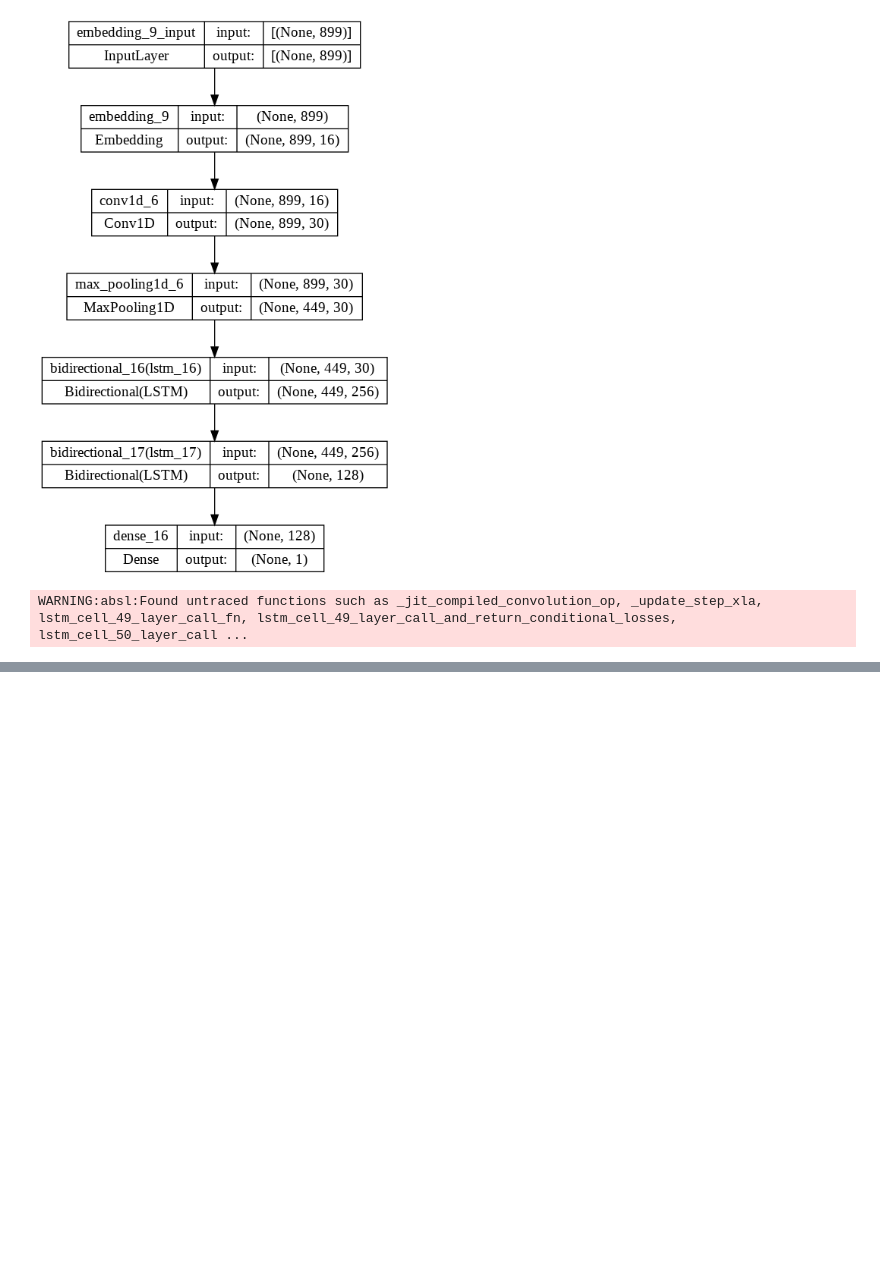
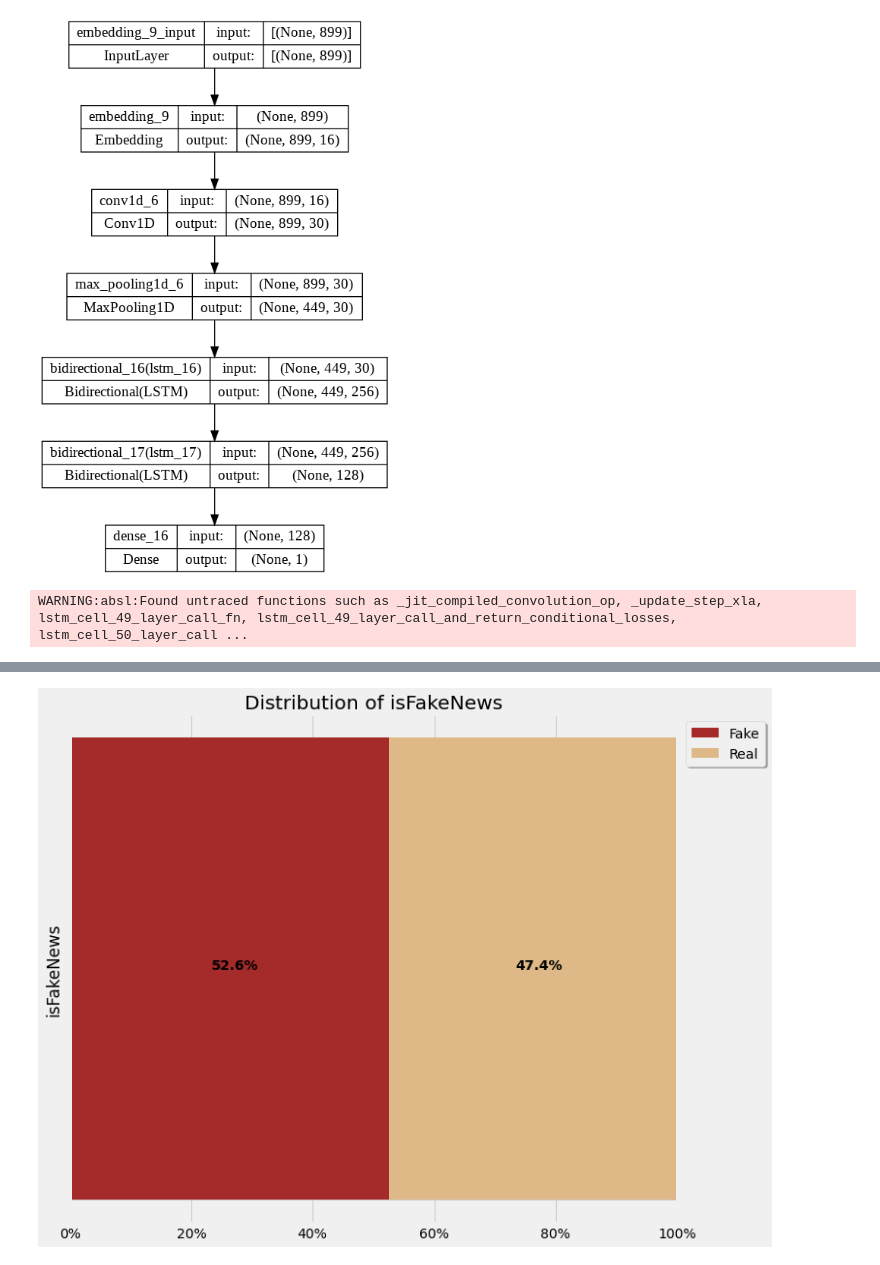
Before and after one commit to zamoraricardo15/Intro-to-Health-Informatics, a Jupyter notebook: Covid_ML.ipynb, the cells around one changed output, grey strips where cells are left out. Saved outputs shown, nothing was run; the diff lists cells and outputs as text; code cells hidden in the pictures; blank space fills up the shorter version.

```diff
--- a/Covid_ML.ipynb
+++ b/Covid_ML.ipynb
@@ -353,0 +358,3 @@ del model
+# %%
+isfake_df = pd.read_csv('/content/data_fake_df.csv')
+isfake_df.head()
@@ -353,0 +368,7 @@ del model
+# %%
+cond1 = isfake_df['isFakeNews'] == 0.0
+cond2 = isfake_df['isFakeNews'] == 1.0
+
+isfake_df.loc[cond1,'isFakeNews'] = 'Real'
+isfake_df.loc[cond2,'isFakeNews'] = 'Fake'
+isfake_df.head()
@@ -353,0 +382,29 @@ del model
+# %%
+x = isfake_df['title']
+y = isfake_df['isFakeNews']
+# %%
+def distribucion_variable_predecir(data:isfake_df,variable_predict:str):
+    colors = list(dict(**mcolors.CSS4_COLORS))
+    df = pd.crosstab(index=data[variable_predict],columns="valor") / data[variable_predict].count()
+    fig = plt.figure(figsize=(10,9))
+    g = fig.add_subplot(111)
+    countv = 0
+    titulo = "Distribution of %s" % variable_predict
+    for i in range(df.shape[0]):
+        g.barh(1,df.iloc[i],left = countv, align='center',color=colors[11+i],label= df.iloc[i].name)
+        countv = countv + df.iloc[i]
+    vals = g.get_xticks()
+    g.set_xlim(0,1)
+    g.set_yticklabels("")
+    g.set_title(titulo)
+    g.set_ylabel(variable_predict)
+    g.set_xticklabels(['{:.0%}'.format(x) for x in vals])
+    countv = 0
+    for v in df.iloc[:,0]:
+        g.text(np.mean([countv,countv+v]) - 0.03, 1 , '{:.1%}'.format(v), color='black', fontweight='bold')
+        countv = countv + v
+    g.legend(loc='upper center', bbox_to_anchor=(1.08, 1), shadow=True, ncol=1)
+
+distribucion_variable_predecir(isfake_df,"isFakeNews")
+# %% [output]
+[figure, added]
```
Also changed, not shown: parts of 11 cells of this notebook.
